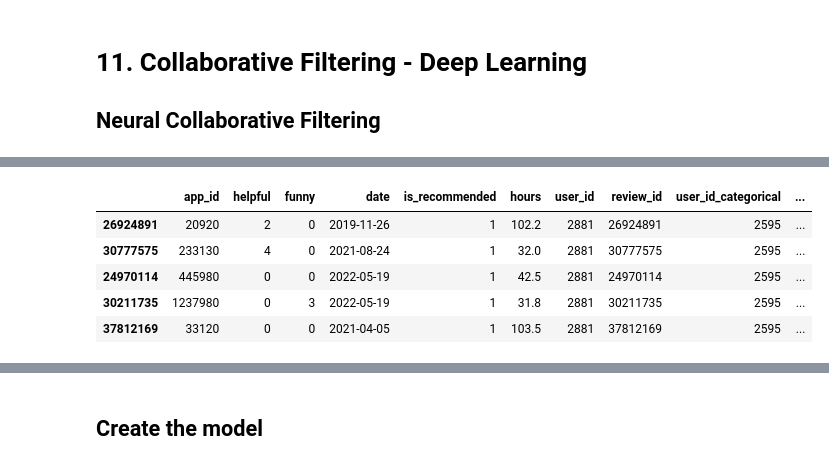
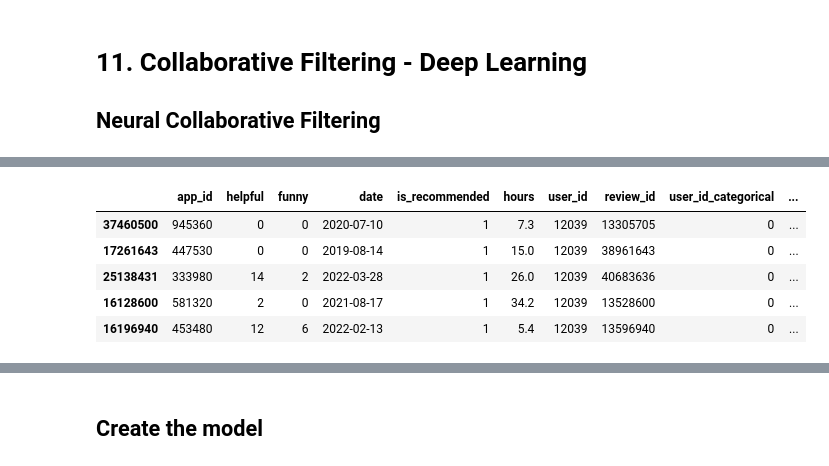
Before and after one commit to Rick0701/Videogames_Reccommendation, a Jupyter notebook: 11.Collaborative_Filtering_Deep_Learning.ipynb, the cells around one changed output, grey strips where cells are left out. Drawn from its saved outputs; the diff is of its cells as text; code cells hidden in the pictures.

```diff
--- a/11.Collaborative_Filtering_Deep_Learning.ipynb
+++ b/11.Collaborative_Filtering_Deep_Learning.ipynb
@@ -31,9 +38,9 @@ Number of stored values: 400,280
 # %%
-recommendations_sample.head()
+recommendations.head()
 # %% [output]
 |  | app_id | helpful | funny | date | is_recommended | hours | user_id | review_id | user_id_categorical | ... |
-| 26924891 | 20920 | 2 | 0 | 2019-11-26 | 1 | 102.2 | 2881 | 26924891 | 2595 | ... |
-| 30777575 | 233130 | 4 | 0 | 2021-08-24 | 1 | 32.0 | 2881 | 30777575 | 2595 | ... |
-| 24970114 | 445980 | 0 | 0 | 2022-05-19 | 1 | 42.5 | 2881 | 24970114 | 2595 | ... |
-| 30211735 | 1237980 | 0 | 3 | 2022-05-19 | 1 | 31.8 | 2881 | 30211735 | 2595 | ... |
-| 37812169 | 33120 | 0 | 0 | 2021-04-05 | 1 | 103.5 | 2881 | 37812169 | 2595 | ... |
+| 37460500 | 945360 | 0 | 0 | 2020-07-10 | 1 | 7.3 | 12039 | 13305705 | 0 | ... |
+| 17261643 | 447530 | 0 | 0 | 2019-08-14 | 1 | 15.0 | 12039 | 38961643 | 0 | ... |
+| 25138431 | 333980 | 14 | 2 | 2022-03-28 | 1 | 26.0 | 12039 | 40683636 | 0 | ... |
+| 16128600 | 581320 | 2 | 0 | 2021-08-17 | 1 | 34.2 | 12039 | 13528600 | 0 | ... |
+| 16196940 | 453480 | 12 | 6 | 2022-02-13 | 1 | 5.4 | 12039 | 13596940 | 0 | ... |
```
Also changed, not shown: parts of 30 cells of this notebook, 11 other files.
